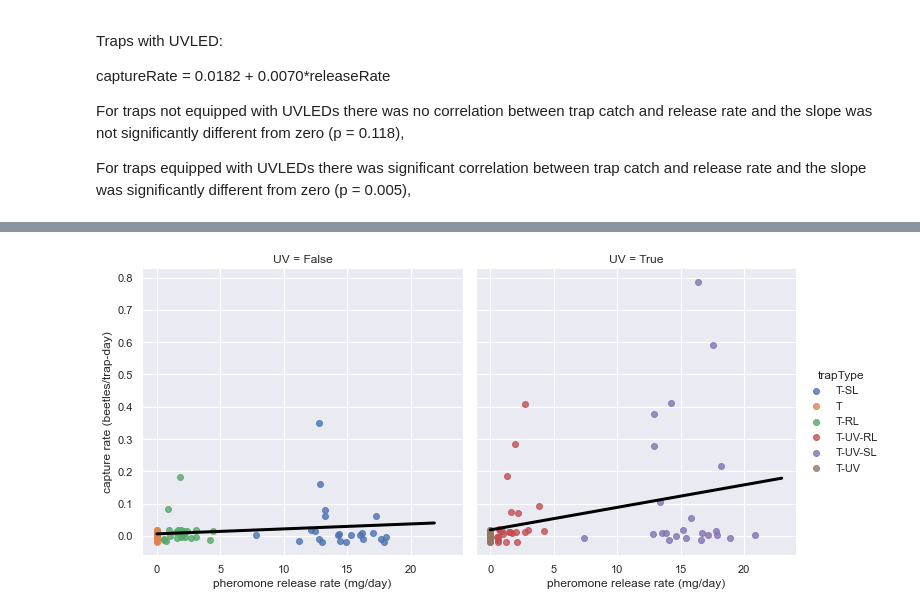
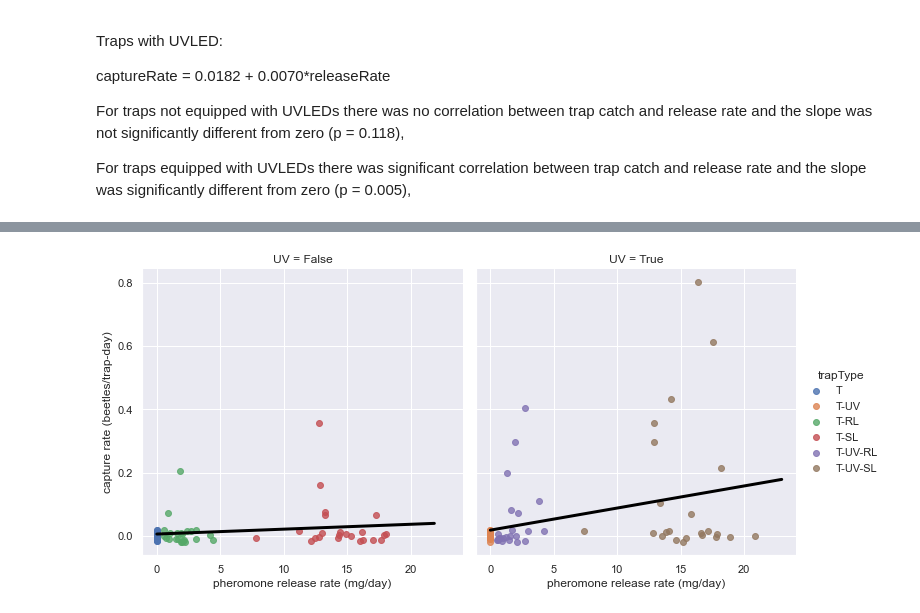
Before and after one commit to aubreymoore/CRB-trap-improvement, a Jupyter notebook: xtraps.ipynb, the cells around one changed output, grey strips where cells are left out. Saved outputs shown, nothing was run; the diff lists cells and outputs as text; code cells hidden in the pictures.

```diff
--- a/xtraps.ipynb
+++ b/xtraps.ipynb
@@ -142,0 +209,7 @@ df
+# %%
+sns.set()
+plt.subplots(figsize=(15,5))
+ax = sns.swarmplot(data=df, x=x, y=y, order=order, s=3)
+ax.set(xlabel="trap type", ylabel="capture rate (beetles/trap-day)")
+plt.tight_layout()
+plt.savefig('images/trapcatch-swarmplot.pdf')
@@ -153,7 +230,7 @@ sns.catplot(x='trapType', y='releaseRate', data=df[df.releaseRate>0], col='cycle
 # %% [markdown]
 ### Data prior to 2013-06-21 are filtered out before further analysis
 # %%
-df = df[df.cycleStop >= '2013-06-21']
+df1 = df[df.cycleStop >= '2013-06-21']
 sns.set()
 sns.catplot(x='trapType', y='releaseRate', data=df[df.releaseRate>0], col='cycleStop', kind='bar', col_wrap=5,
             order=['T-RL', 'T-UV-RL', 'T-SL', 'T-UV-SL']);
@@ -244,7 +321,7 @@ For traps not equipped with UVLEDs there was no correlation between trap catch a
 
 For traps equipped with UVLEDs there was significant correlation between trap catch and release rate and the slope was significantly different from zero (p = 0.005),
 # %%
-results1 = smf.ols(formula='captureRate ~ releaseRate', data=df[df.UV==False]).fit()
+results1 = smf.ols(formula='captureRate ~ releaseRate', data=df1[df1.UV==False]).fit()
 print(results1.summary())
 # %% [output]
                             OLS Regression Results
@@ -265,7 +342,7 @@ Covariance Type:            nonrobust
 Warnings:
 [1] Standard Errors assume that the covariance matrix of the errors is correctly specified.
 # %%
-results2 = smf.ols(formula='captureRate ~ releaseRate', data=df[df.UV==True]).fit()
+results2 = smf.ols(formula='captureRate ~ releaseRate', data=df1[df1.UV==True]).fit()
 print(results2.summary())
 # %% [output]
                             OLS Regression Results
@@ -288,29 +365,33 @@ Warnings:
 # %%
 sns.set()
 g = sns.lmplot(x='releaseRate',
                y='captureRate',
-               data=df,
+               data=df1,
                col='UV',
                hue='trapType',
+               hue_order=['T','T-UV','T-RL','T-SL','T-UV-RL','T-UV-SL'],
                y_jitter=0.02, # add verticle jitter so we can see overlapping points
                fit_reg=False,
+               #order=order
+               legend_out=True,
               )
 g = g.set_axis_labels("pheromone release rate (mg/day)", "capture rate (beetles/trap-day)")
 
 # draw regression lines
 
 ax1, ax2 = g.axes[0]
 
 xs = [0, ax1.get_xlim()[1]]
 d = pd.DataFrame({'releaseRate': xs})
 ys = results1.predict(d)
 ax1.plot(xs, ys, linewidth=3, color='black')
 
 xs = [0, ax2.get_xlim()[1]]
 d = pd.DataFrame({'releaseRate': xs})
 ys = results2.predict(d)
 ax2.plot(xs, ys, linewidth=3, color='black');
 
-plt.savefig('trap-catch.pdf')
+#plt.tight_layout()
+plt.savefig('images/trapcatch-lmplot.pdf')
 # %% [output]
-[figure, old version]
+[figure, new version]
```
Also changed, not shown: parts of 34 cells of this notebook, 9 other files.
